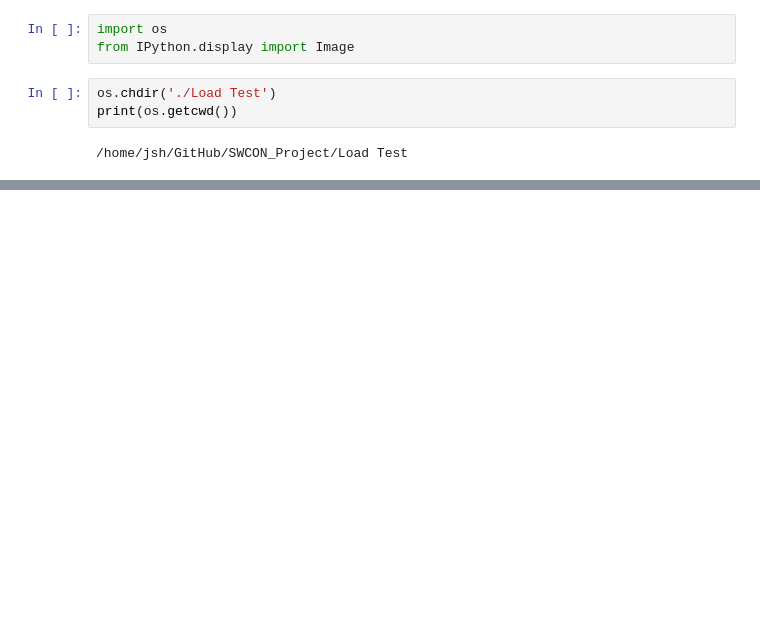
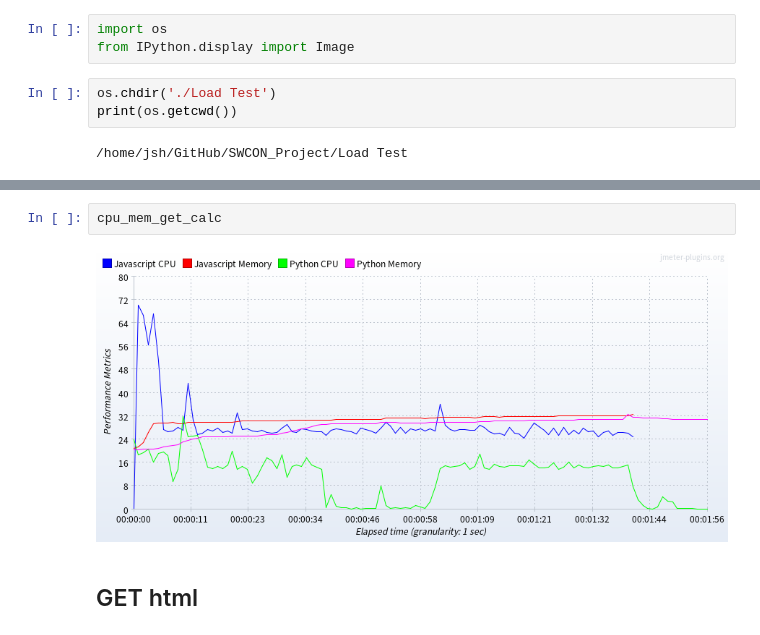
Before and after one commit to SeongHyukJang/Server-Performance-Analysis, a Jupyter notebook: Load Test Results.ipynb, the cells around one changed output, grey strips where cells are left out. Saved outputs shown, nothing was run; the diff lists cells and outputs as text; blank space fills up the shorter version.

```diff
--- a/Load Test Results.ipynb
+++ b/Load Test Results.ipynb
@@ -60,0 +50,6 @@ Image('GET_html.png')
+# %%
+cpu_mem_get_calc
+# %% [output]
+[figure, added]
+# %% [markdown]
+## GET html
```
Also changed, not shown: parts of 26 cells of this notebook, 12 other files.
